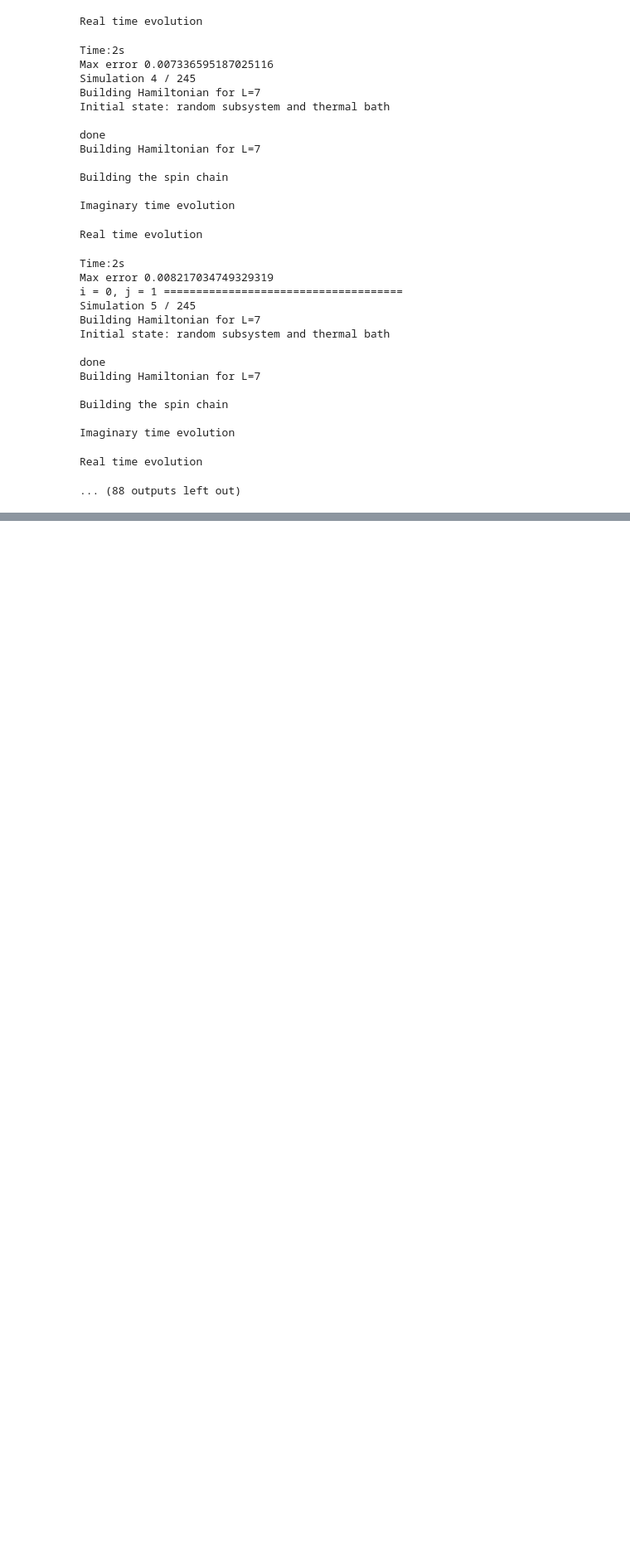
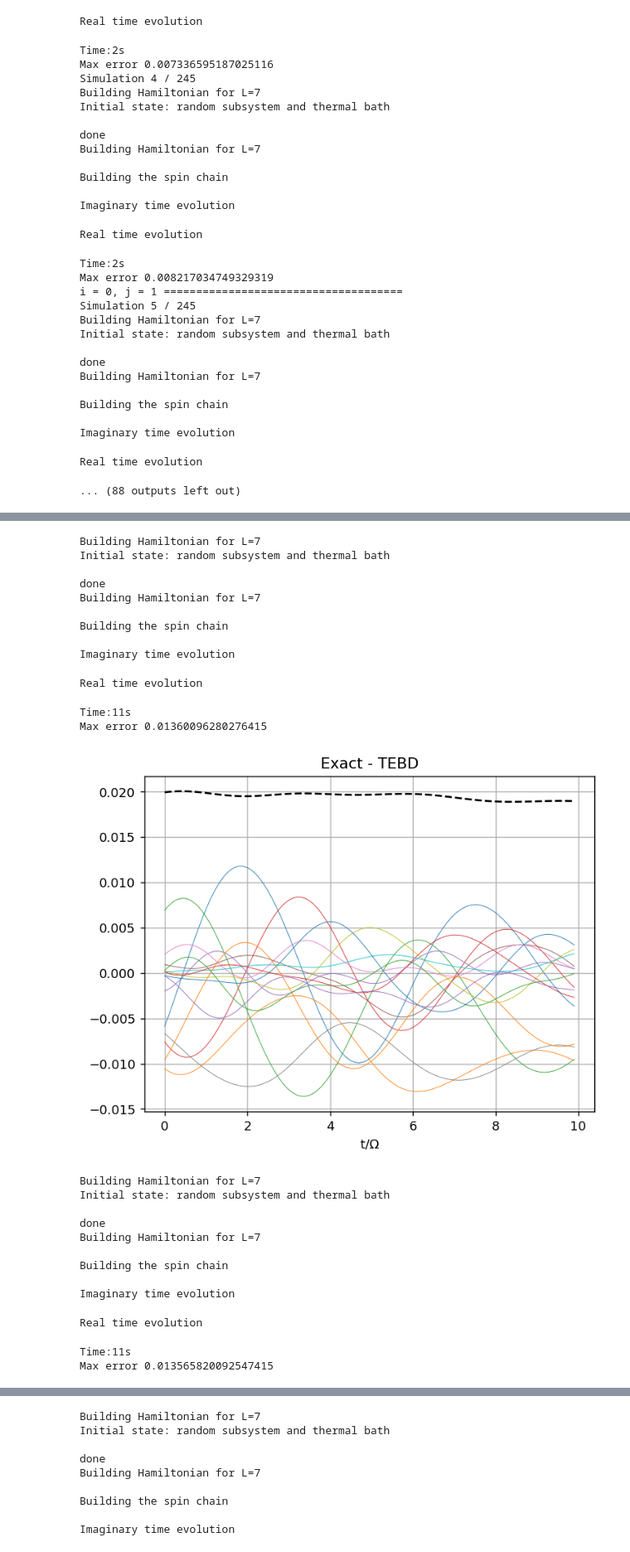
Before and after one commit to giovannicemin/master_thesis, a Jupyter notebook: consistency_checks/error_study.ipynb, the cells around one changed output, grey strips where cells are left out. Shown at 83% size. Saved outputs shown, nothing was run; the diff lists cells and outputs as text; code cells hidden in the pictures; blank space fills up the shorter version.

```diff
--- a/consistency_checks/error_study.ipynb
+++ b/consistency_checks/error_study.ipynb
@@ -32,7 +33,7 @@ I = qu.pauli('I')
 X = qu.pauli('Y')
 Z = qu.pauli('Z')
 # %%
-def calculate_error(L, omega, V, V_, beta, T, dt, cutoff, img_cutoff, tolerance):
+def calculate_error(L, omega, V, V_, beta, T, dt, re_cutoff, img_cutoff, tolerance):
     ### BUILDING THE HAMILTONIAN
 
     # fisrt I build the operators
@@ -136,7 +137,7 @@ def calculate_error(L, omega, V, V_, beta, T, dt, cutoff, img_cutoff, tolerance)
     # cutoff for truncating after each infinitesimal-time operator application
     tebd_th.split_opts['cutoff'] = img_cutoff
 
-    tebd_th.update_to(beta/2, tol=1e-3)
+    tebd_th.update_to(beta/2, tol=tolerance)
     psi_th = tebd_th.pt
 
     ### INITIAL CONDITIONS
@@ -168,7 +169,7 @@ def calculate_error(L, omega, V, V_, beta, T, dt, cutoff, img_cutoff, tolerance)
     tebd = qtn.TEBD(psi_init, H)
 
     # cutoff for truncating after each infinitesimal-time operator application
-    tebd.split_opts['cutoff'] = cutoff
+    tebd.split_opts['cutoff'] = re_cutoff
 
     keys = results_tebd.keys()
 
@@ -198,6 +199,30 @@ def calculate_error(L, omega, V, V_, beta, T, dt, cutoff, img_cutoff, tolerance)
             max_err = tmp
     print(f'Max error {max_err}')
 
+    ### PLOT
+    # here I plot the difference in the expectation values
+    plt.figure(dpi=130)#figsize=(9, 6))
+
+    for key in keys:
+        plt.plot(t, diff[key], linewidth=0.5, label=key)
+
+    # plot also the norm of the difference of the vectors
+    norm = []
+    for i in range(len(t)):
+        x = []
+        for key in diff.keys():
+            x.append(diff[key][i])
+        norm.append(np.linalg.norm(x))
+    plt.plot(t, norm, linewidth=1.5, linestyle='dashed', color='black')
+
+    plt.grid()
+    plt.xlabel(r't/$\Omega$')
+    plt.title('Exact - TEBD')
+
+    fig = plt.gcf()
+    #plt.legend()
+    plt.show()
+
     return max_err
 # %%
 table = np.empty([7,7])
@@ -297,0 +327,32 @@ with open('./table.pkl', 'wb') as f:
+# %%
+avrg = 0
+for k in range(5):
+    #print(f'Simulation {(i*7 + j)*5 + k} / {7*7*5}')
+    avrg += calculate_error(L, omega, V, V_, beta, T, dt, 10**(-5), 10**(-7), 1e-5)
+print(avrg/5)
+# %% [output]
+Building Hamiltonian for L=7
+Initial state: random subsystem and thermal bath
+
+done
+Building Hamiltonian for L=7
+
+Building the spin chain
+
+Imaginary time evolution
+Real time evolution
+Time:11s
+Max error 0.01360096280276415
+[figure, added]
+Building Hamiltonian for L=7
+Initial state: random subsystem and thermal bath
+
+done
+Building Hamiltonian for L=7
+
+Building the spin chain
+
+Imaginary time evolution
+Real time evolution
+Time:11s
+Max error 0.013565820092547415
@@ -297,0 +360,9 @@ with open('./table.pkl', 'wb') as f:
+Building Hamiltonian for L=7
+Initial state: random subsystem and thermal bath
+
+done
+Building Hamiltonian for L=7
+
+Building the spin chain
+
+Imaginary time evolution
```
Also changed, not shown: parts of 6 cells of this notebook, 2 other files.
